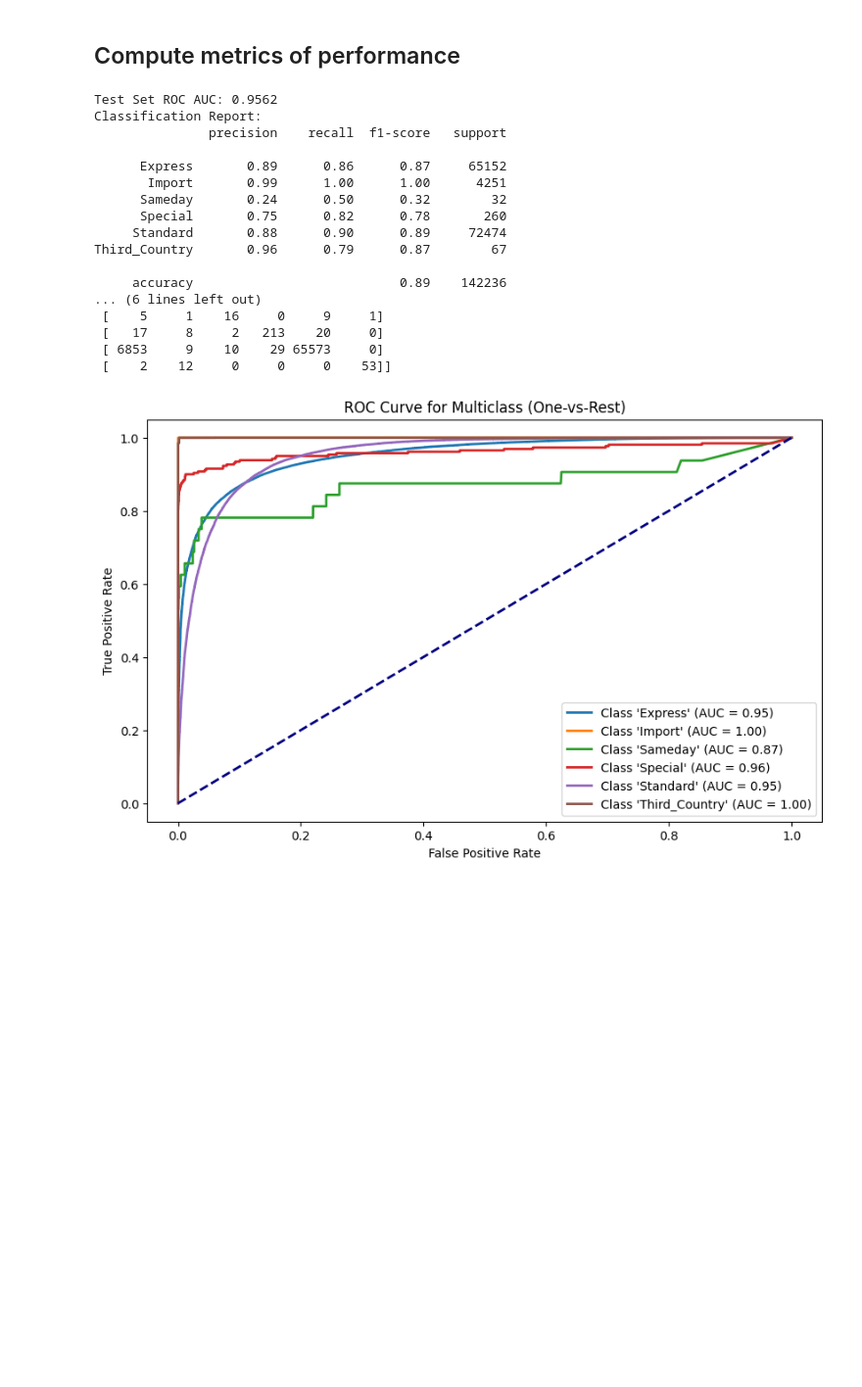
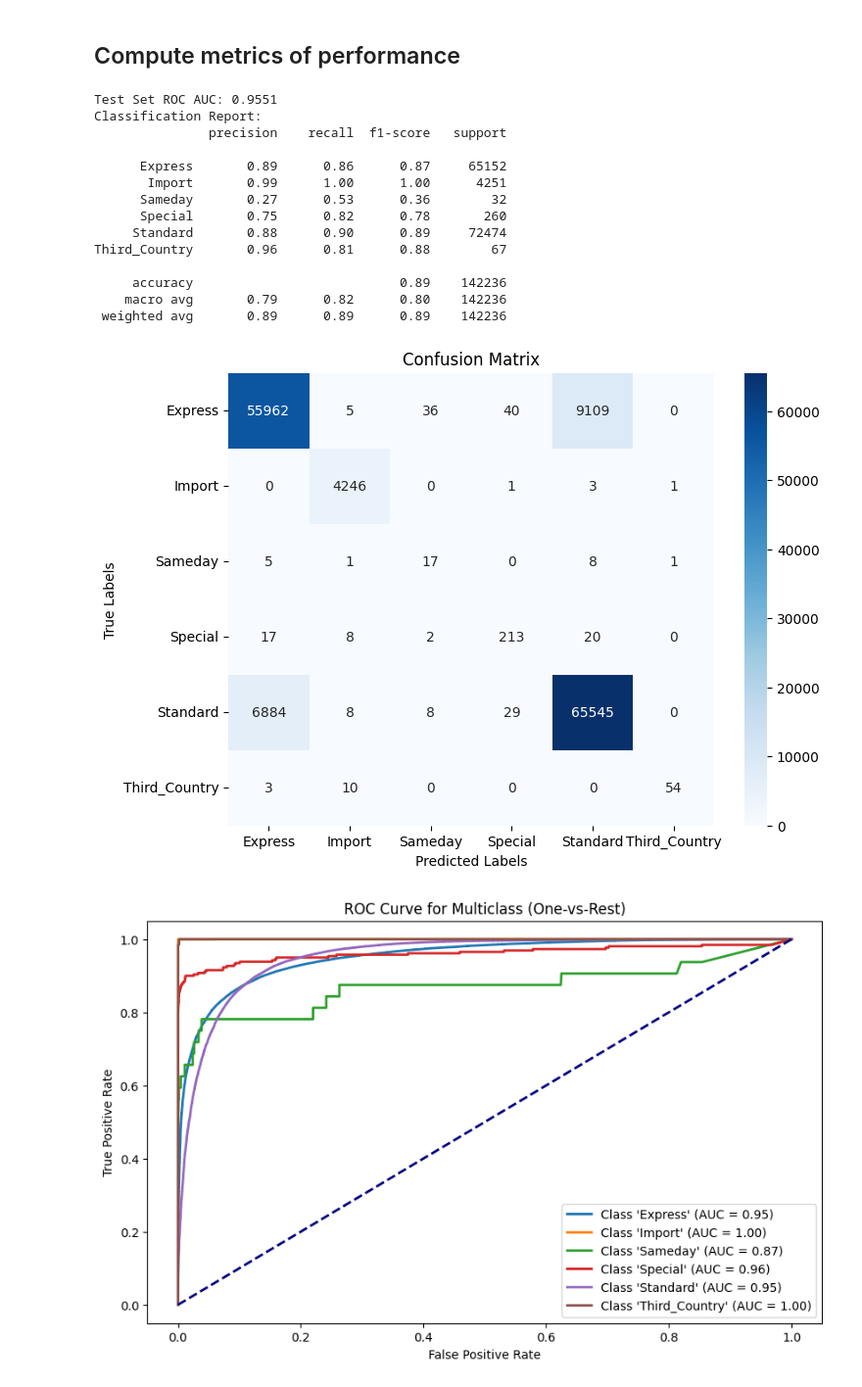
Before and after one commit to BianchiLuca28/FHNW-BI-LMS, a Jupyter notebook: notebooks/model.ipynb, the cells around one changed output. Shown: that part at 98% size. Drawn from its saved outputs; the diff is of its cells as text; code cells hidden in the pictures; blank space fills up the shorter version.

Commit message:
Adding plot of confusion matrix

```diff
--- a/notebooks/model.ipynb
+++ b/notebooks/model.ipynb
@@ -598,40 +616,48 @@ np.save('y_train.npy', y_train)
 # %%
 # Calculate performance metrics
 class_report = classification_report(y_test, y_pred, output_dict=True, zero_division=0)
 confusion = confusion_matrix(y_test, y_pred)
 
 # Calculate ROC AUC for multiclass
 roc_auc = roc_auc_score(y_test, y_pred_prob, multi_class='ovr')
 
 # Calculate Accuracy
 accuracy = accuracy_score(y_test, y_pred)
 
 # Display ROC AUC
 print(f"Test Set ROC AUC: {roc_auc:.4f}")
 
 # Print classification report and confusion matrix for interpretability
 print("Classification Report:")
 print(classification_report(y_test, y_pred, zero_division=0))
-print("Confusion Matrix:")
-print(confusion)
+
+
+# Define class names (replace with your actual class labels)
+class_names = ["Express", "Import", "Sameday", "Special", "Standard", "Third_Country"]
+
+# Plot confusion matrix
+plt.figure(figsize=(8, 6))
+sns.heatmap(confusion, annot=True, fmt='d', cmap='Blues', xticklabels=class_names, yticklabels=class_names)
+plt.title("Confusion Matrix")
+plt.xlabel("Predicted Labels")
+plt.ylabel("True Labels")
+plt.show()
 # %% [output]
-Test Set ROC AUC: 0.9562
+Test Set ROC AUC: 0.9551
 Classification Report:
                precision    recall  f1-score   support
 
       Express       0.89      0.86      0.87     65152
        Import       0.99      1.00      1.00      4251
-      Sameday       0.24      0.50      0.32        32
+      Sameday       0.27      0.53      0.36        32
       Special       0.75      0.82      0.78       260
      Standard       0.88      0.90      0.89     72474
-Third_Country       0.96      0.79      0.87        67
+Third_Country       0.96      0.81      0.88        67
 
      accuracy                           0.89    142236
-... (6 lines left out)
- [    5     1    16     0     9     1]
- [   17     8     2   213    20     0]
- [ 6853     9    10    29 65573     0]
- [    2    12     0     0     0    53]]
+    macro avg       0.79      0.82      0.80    142236
+ weighted avg       0.89      0.89      0.89    142236
+[figure, added]
 # %%
 # Plot ROC Curve for each class using the original class labels
 plt.figure(figsize=(10, 6))
```
Also changed, not shown: parts of 7 cells of this notebook.
